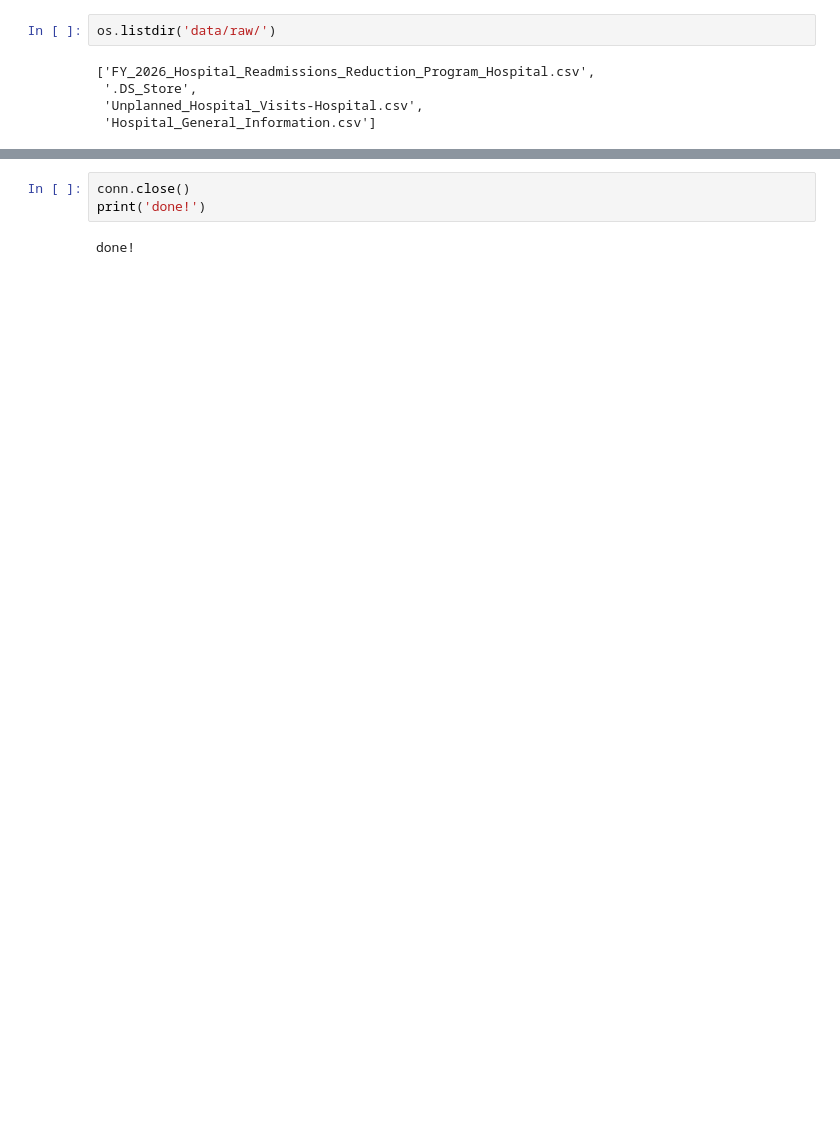
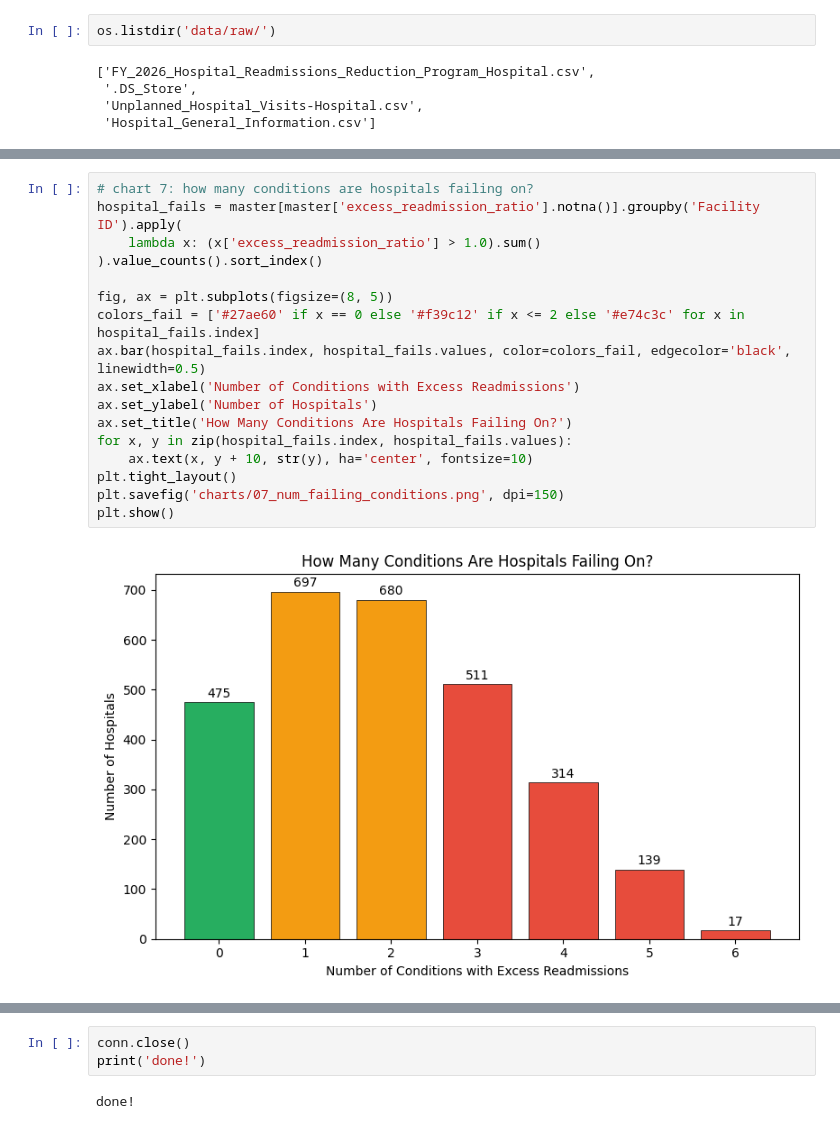
Before and after one commit to athulyabiju23/hospital-readmission-analysis, a Jupyter notebook: hospital_readmission_analysis.ipynb, the cells around one changed output, grey strips where cells are left out. Saved outputs shown, nothing was run; the diff lists cells and outputs as text; blank space fills up the shorter version.

```diff
--- a/hospital_readmission_analysis.ipynb
+++ b/hospital_readmission_analysis.ipynb
@@ -917,0 +686,19 @@ exported readmission_details.csv (28734 rows)
+# %%
+# chart 7: how many conditions are hospitals failing on?
+hospital_fails = master[master['excess_readmission_ratio'].notna()].groupby('Facility ID').apply(
+    lambda x: (x['excess_readmission_ratio'] > 1.0).sum()
+).value_counts().sort_index()
+
+fig, ax = plt.subplots(figsize=(8, 5))
+colors_fail = ['#27ae60' if x == 0 else '#f39c12' if x <= 2 else '#e74c3c' for x in hospital_fails.index]
+ax.bar(hospital_fails.index, hospital_fails.values, color=colors_fail, edgecolor='black', linewidth=0.5)
+ax.set_xlabel('Number of Conditions with Excess Readmissions')
+ax.set_ylabel('Number of Hospitals')
+ax.set_title('How Many Conditions Are Hospitals Failing On?')
+for x, y in zip(hospital_fails.index, hospital_fails.values):
+    ax.text(x, y + 10, str(y), ha='center', fontsize=10)
+plt.tight_layout()
+plt.savefig('charts/07_num_failing_conditions.png', dpi=150)
+plt.show()
+# %% [output]
+[figure, added]
```
Also changed, not shown: parts of 108 cells of this notebook, 14 other files.
